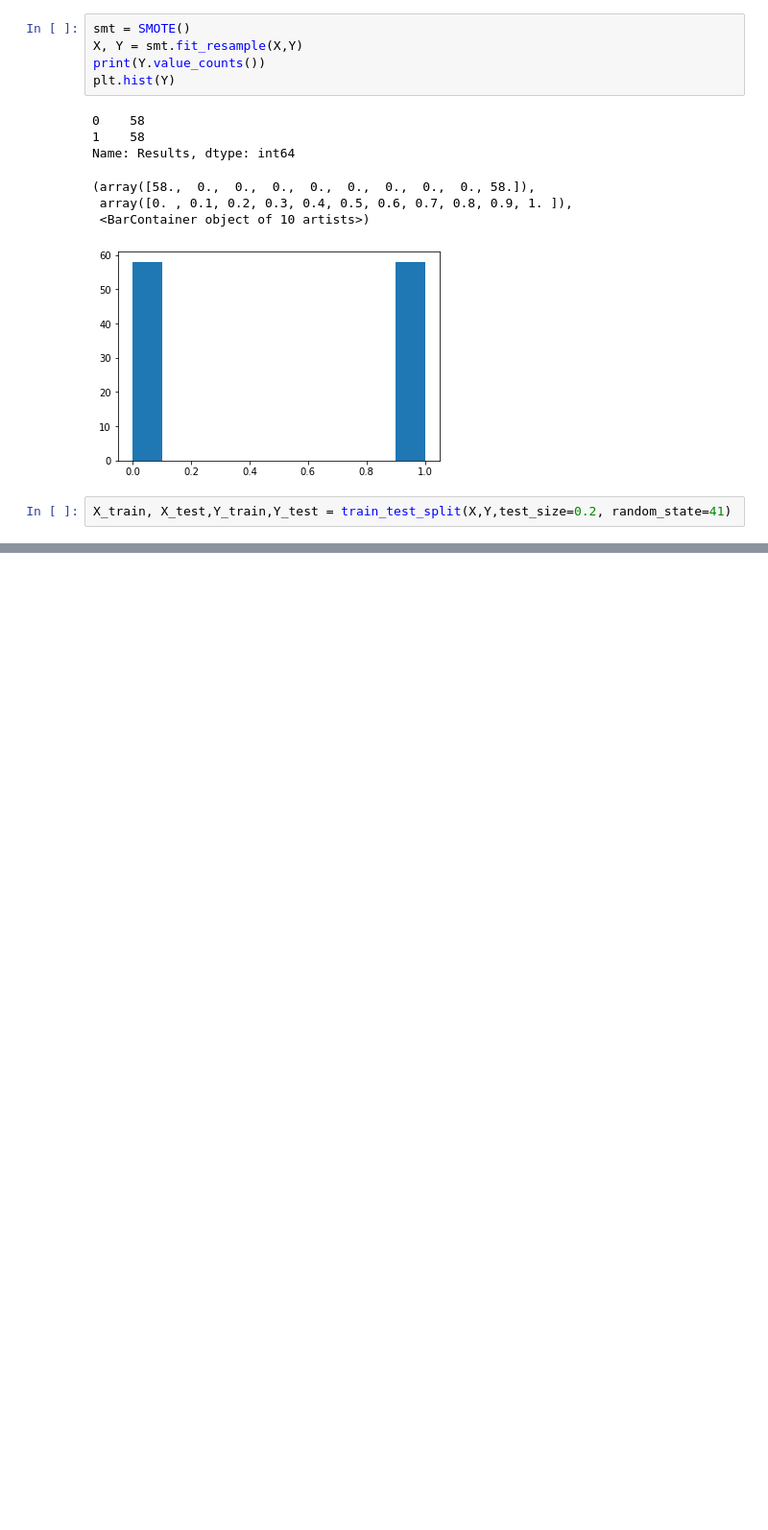
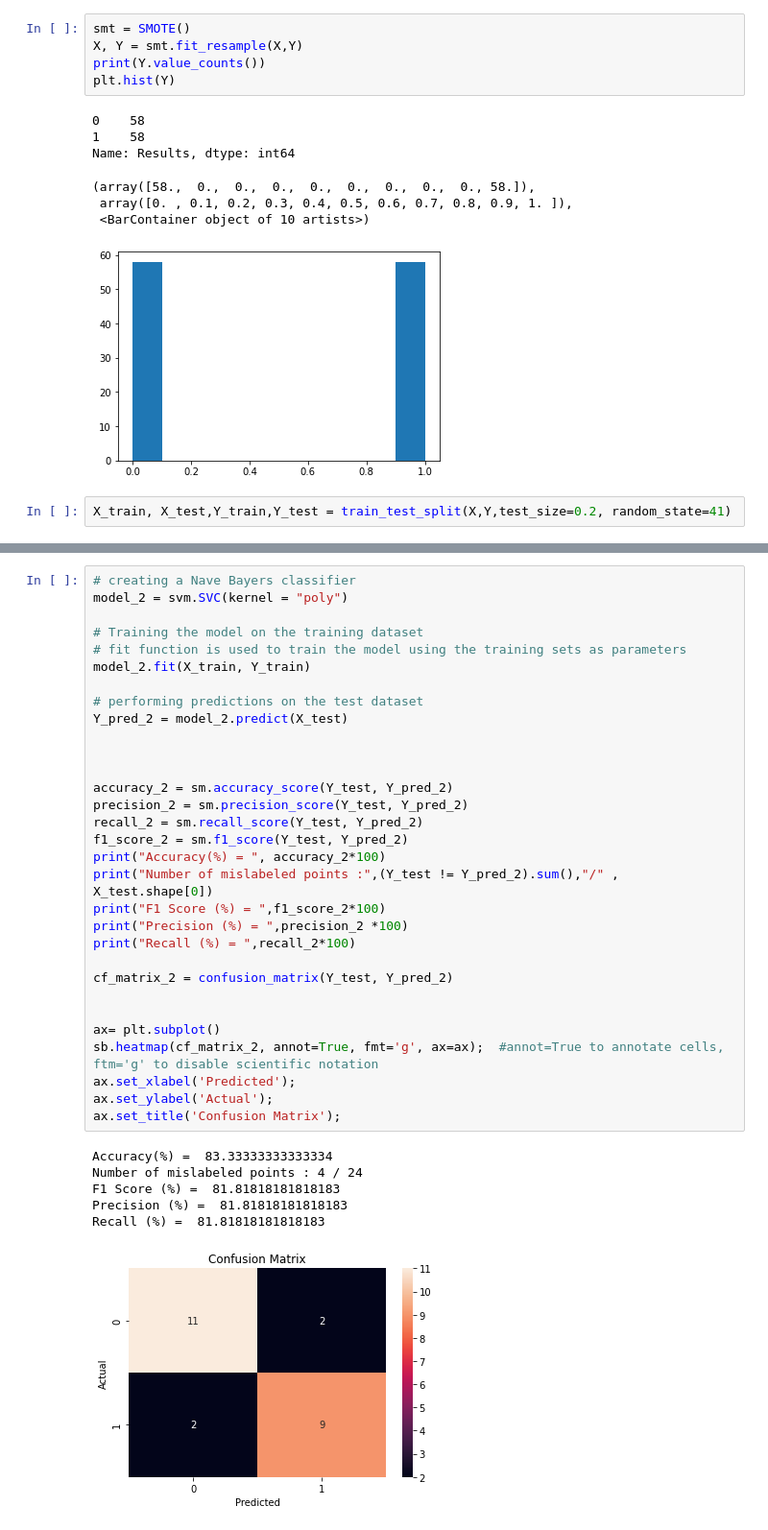
Before and after one commit to pradeepdharmasena/ML_models_Research, a Jupyter notebook: Hypertension_Trans/model_set_01/SVM_01.ipynb, the cells around one changed output, grey strips where cells are left out. Shown at 96% size. Saved outputs shown, nothing was run; the diff lists cells and outputs as text; blank space fills up the shorter version.

Commit message:
two hypertension clinical model sets are created

```diff
--- a/Hypertension_Trans/model_set_01/SVM_01.ipynb
+++ b/Hypertension_Trans/model_set_01/SVM_01.ipynb
@@ -163,0 +164,38 @@ Recall (%) =  90.9090909090909
+# %%
+# creating a Nave Bayers classifier
+model_2 = svm.SVC(kernel = "poly")
+
+# Training the model on the training dataset
+# fit function is used to train the model using the training sets as parameters
+model_2.fit(X_train, Y_train)
+
+# performing predictions on the test dataset
+Y_pred_2 = model_2.predict(X_test)
+
+
+
+accuracy_2 = sm.accuracy_score(Y_test, Y_pred_2)
+precision_2 = sm.precision_score(Y_test, Y_pred_2)
+recall_2 = sm.recall_score(Y_test, Y_pred_2)
+f1_score_2 = sm.f1_score(Y_test, Y_pred_2)
+print("Accuracy(%) = ", accuracy_2*100)
+print("Number of mislabeled points :",(Y_test != Y_pred_2).sum(),"/" ,  X_test.shape[0])
+print("F1 Score (%) = ",f1_score_2*100)
+print("Precision (%) = ",precision_2 *100)
+print("Recall (%) = ",recall_2*100)
+
+cf_matrix_2 = confusion_matrix(Y_test, Y_pred_2)
+
+
+ax= plt.subplot()
+sb.heatmap(cf_matrix_2, annot=True, fmt='g', ax=ax);  #annot=True to annotate cells, ftm='g' to disable scientific notation
+ax.set_xlabel('Predicted');
+ax.set_ylabel('Actual');
+ax.set_title('Confusion Matrix');
+# %% [output]
+Accuracy(%) =  83.33333333333334
+Number of mislabeled points : 4 / 24
+F1 Score (%) =  81.81818181818183
+Precision (%) =  81.81818181818183
+Recall (%) =  81.81818181818183
+[figure, added]
```
Also changed, not shown: parts of 2 cells of this notebook, 22 other files.
